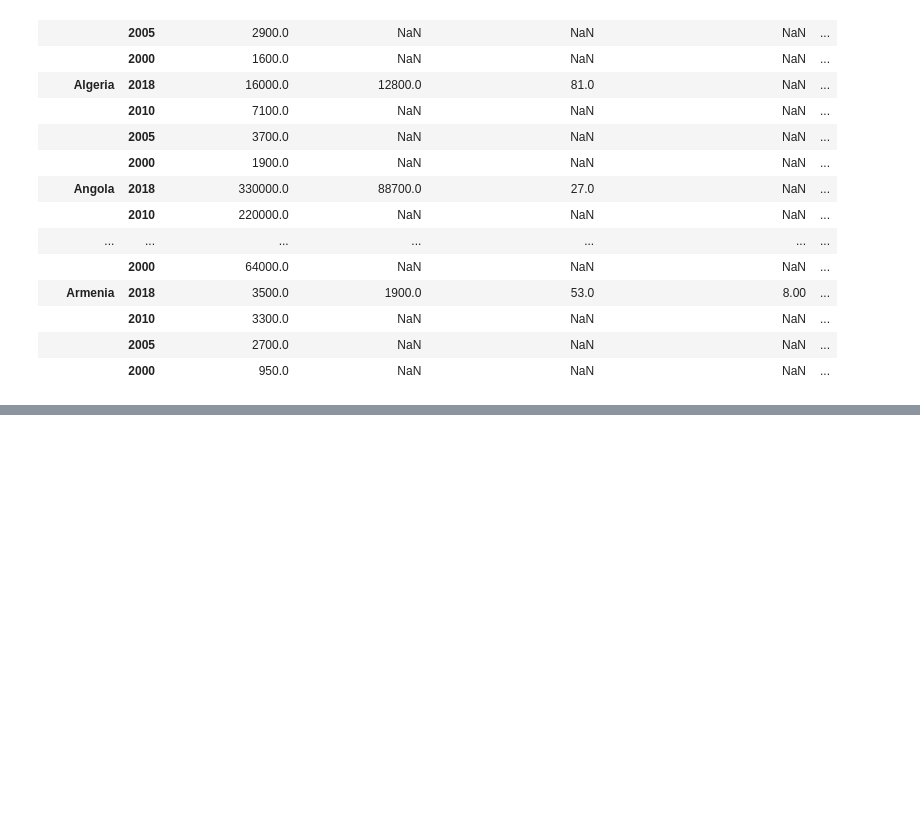
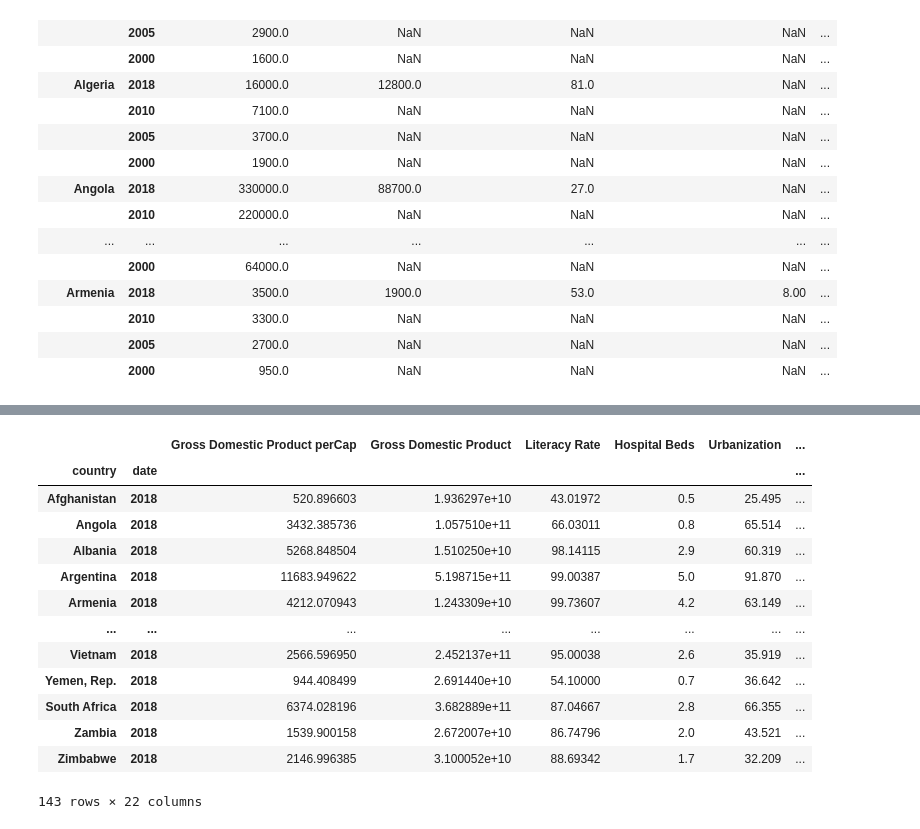
Before and after one commit to nvanrompaey/ImpactsHIVTreatment, a Jupyter notebook: CapstoneHIVtestings.ipynb, the cells around one changed output, grey strips where cells are left out. Drawn from its saved outputs; the diff is of its cells as text; code cells hidden in the pictures; blank space fills up the shorter version.

```diff
--- a/CapstoneHIVtestings.ipynb
+++ b/CapstoneHIVtestings.ipynb
@@ -410 +438,18 @@ NameError: name 'dfH' is not defined
+# %%
+dfHIVfull.loc(axis=0)[:,'2018']
+# %% [output]
+|  |  | Gross Domestic Product perCap | Gross Domestic Product | Literacy Rate | Hospital Beds | Urbanization | ... |
+| country | date |  |  |  |  |  | ... |
+| Afghanistan | 2018 | 520.896603 | 1.936297e+10 | 43.01972 | 0.5 | 25.495 | ... |
+| Angola | 2018 | 3432.385736 | 1.057510e+11 | 66.03011 | 0.8 | 65.514 | ... |
+| Albania | 2018 | 5268.848504 | 1.510250e+10 | 98.14115 | 2.9 | 60.319 | ... |
+| Argentina | 2018 | 11683.949622 | 5.198715e+11 | 99.00387 | 5.0 | 91.870 | ... |
+| Armenia | 2018 | 4212.070943 | 1.243309e+10 | 99.73607 | 4.2 | 63.149 | ... |
+| ... | ... | ... | ... | ... | ... | ... | ... |
+| Vietnam | 2018 | 2566.596950 | 2.452137e+11 | 95.00038 | 2.6 | 35.919 | ... |
+| Yemen, Rep. | 2018 | 944.408499 | 2.691440e+10 | 54.10000 | 0.7 | 36.642 | ... |
+| South Africa | 2018 | 6374.028196 | 3.682889e+11 | 87.04667 | 2.8 | 66.355 | ... |
+| Zambia | 2018 | 1539.900158 | 2.672007e+10 | 86.74796 | 2.0 | 43.521 | ... |
+| Zimbabwe | 2018 | 2146.996385 | 3.100052e+10 | 88.69342 | 1.7 | 32.209 | ... |
+143 rows × 22 columns
 # %%
```
Also changed, not shown: parts of 20 cells of this notebook, 2 other files.
